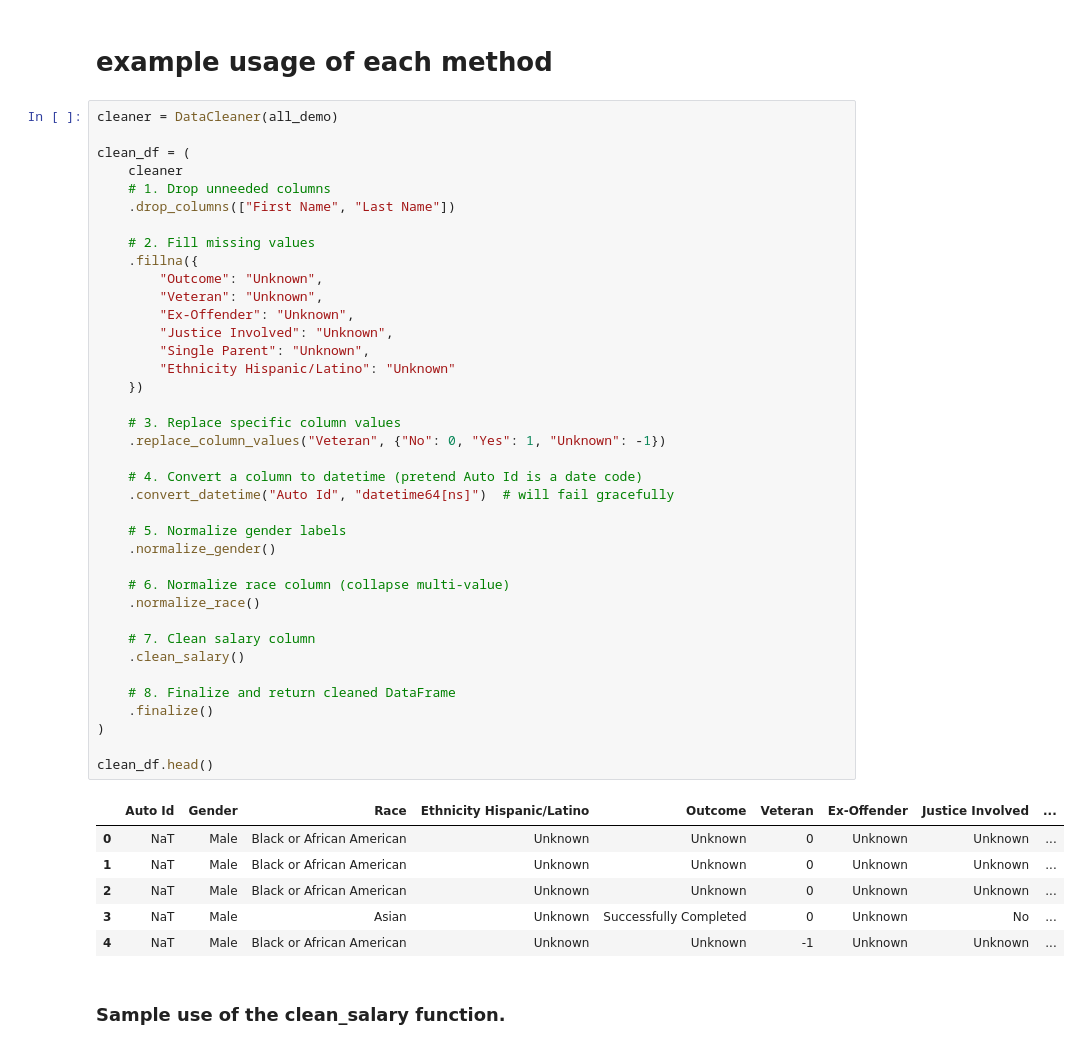
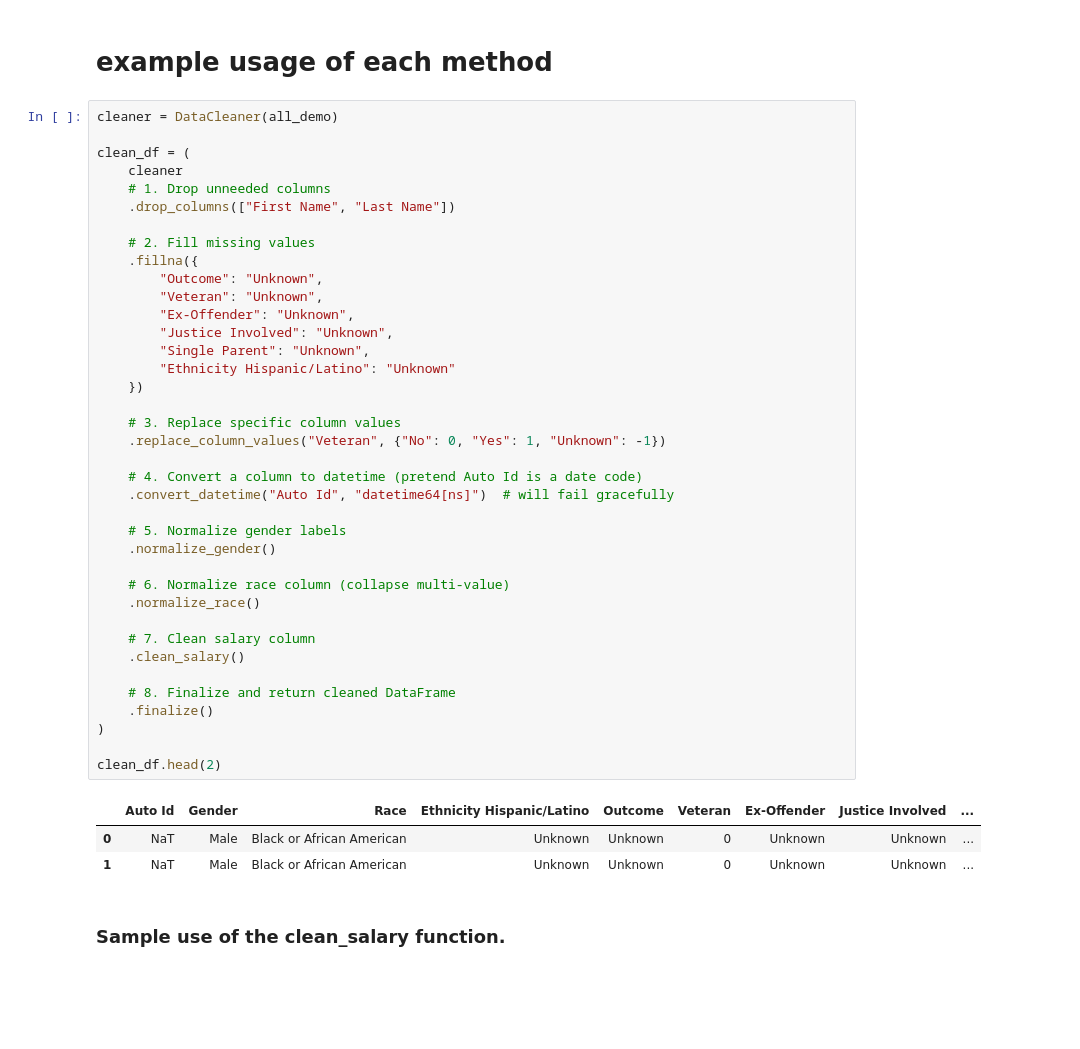
Before and after one commit to dmorton714/CodeYouDataProject, a Jupyter notebook: src/notebooks/mainNb.ipynb, the cells around one changed output. Cells and saved outputs as stored; diff of their text form; blank space fills up the shorter version.

```diff
--- a/src/notebooks/mainNb.ipynb
+++ b/src/notebooks/mainNb.ipynb
@@ -533,37 +520,34 @@ clean_df = (
         "Veteran": "Unknown",
         "Ex-Offender": "Unknown",
         "Justice Involved": "Unknown",
         "Single Parent": "Unknown",
         "Ethnicity Hispanic/Latino": "Unknown"
     })
 
     # 3. Replace specific column values
     .replace_column_values("Veteran", {"No": 0, "Yes": 1, "Unknown": -1})
 
     # 4. Convert a column to datetime (pretend Auto Id is a date code)
     .convert_datetime("Auto Id", "datetime64[ns]")  # will fail gracefully
 
     # 5. Normalize gender labels
     .normalize_gender()
 
     # 6. Normalize race column (collapse multi-value)
     .normalize_race()
 
     # 7. Clean salary column
     .clean_salary()
 
     # 8. Finalize and return cleaned DataFrame
     .finalize()
 )
 
-clean_df.head()
+clean_df.head(2)
 # %% [output]
 |  | Auto Id | Gender | Race | Ethnicity Hispanic/Latino | Outcome | Veteran | Ex-Offender | Justice Involved | ... |
 | 0 | NaT | Male | Black or African American | Unknown | Unknown | 0 | Unknown | Unknown | ... |
 | 1 | NaT | Male | Black or African American | Unknown | Unknown | 0 | Unknown | Unknown | ... |
-| 2 | NaT | Male | Black or African American | Unknown | Unknown | 0 | Unknown | Unknown | ... |
-| 3 | NaT | Male | Asian | Unknown | Successfully Completed | 0 | Unknown | No | ... |
-| 4 | NaT | Male | Black or African American | Unknown | Unknown | -1 | Unknown | Unknown | ... |
 # %% [markdown]
 ### Sample use of the clean_salary function.
 # %%
```
Also changed, not shown: parts of 15 cells of this notebook.
